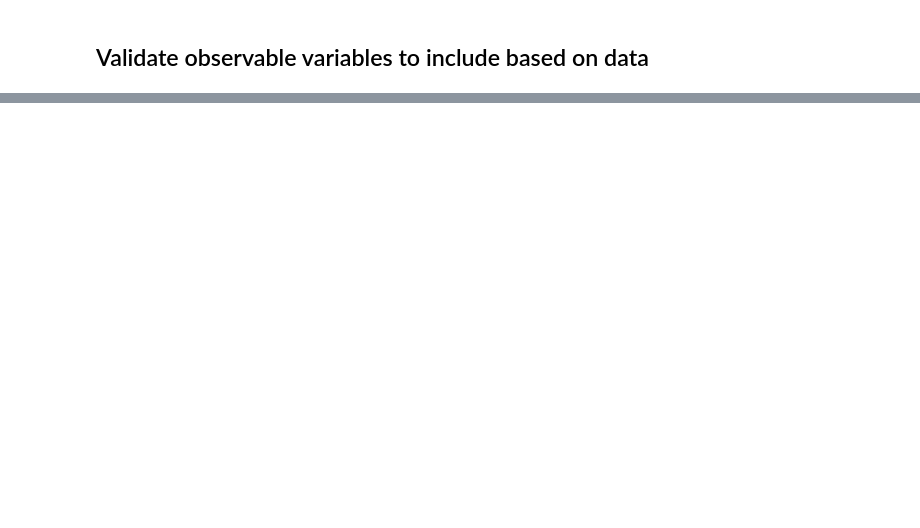
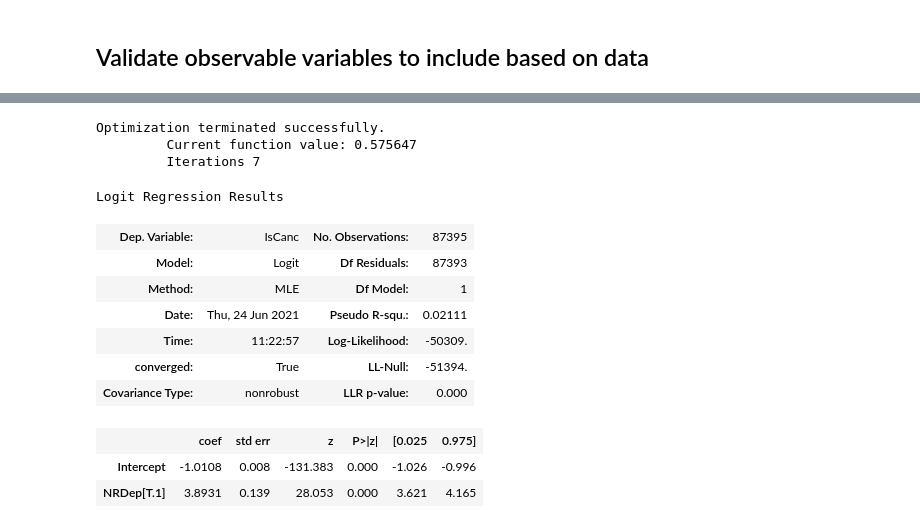
Before and after one commit to BuissonFlorent/BehavioralDataAnalysis, a Jupyter notebook: Chapter 4 - Building Causal Diagrams From Scratch/ch04.ipynb, the cells around one changed output, grey strips where cells are left out. Drawn from its saved outputs; the diff is of its cells as text; code cells hidden in the pictures; blank space fills up the shorter version.

```diff
--- a/Chapter 4 - Building Causal Diagrams From Scratch/ch04.ipynb
+++ b/Chapter 4 - Building Causal Diagrams From Scratch/ch04.ipynb
@@ -123,0 +251,21 @@ sns.heatmap(cat_corr, mask=np.zeros_like(cat_corr, dtype=np.bool), cmap=sns.dive
+# %%
+### Regression analysis
+
+#Single explanatory variable
+dat_df['IsCanc'] = dat_df.IsCanc.astype('int') #Converting back to binary for regression
+smf.logit('IsCanc ~ NRDep', data = dat_df).fit().summary()
+# %% [output]
+Optimization terminated successfully.
+         Current function value: 0.575647
+         Iterations 7
+Logit Regression Results
+| Dep. Variable: | IsCanc | No. Observations: | 87395 |
+| Model: | Logit | Df Residuals: | 87393 |
+| Method: | MLE | Df Model: | 1 |
+| Date: | Thu, 24 Jun 2021 | Pseudo R-squ.: | 0.02111 |
+| Time: | 11:22:57 | Log-Likelihood: | -50309. |
+| converged: | True | LL-Null: | -51394. |
+| Covariance Type: | nonrobust | LLR p-value: | 0.000 |
+|  | coef | std err | z | P>|z| | [0.025 | 0.975] |
+| Intercept | -1.0108 | 0.008 | -131.383 | 0.000 | -1.026 | -0.996 |
+| NRDep[T.1] | 3.8931 | 0.139 | 28.053 | 0.000 | 3.621 | 4.165 |
```
Also changed, not shown: parts of 16 cells of this notebook, 1 other file.
